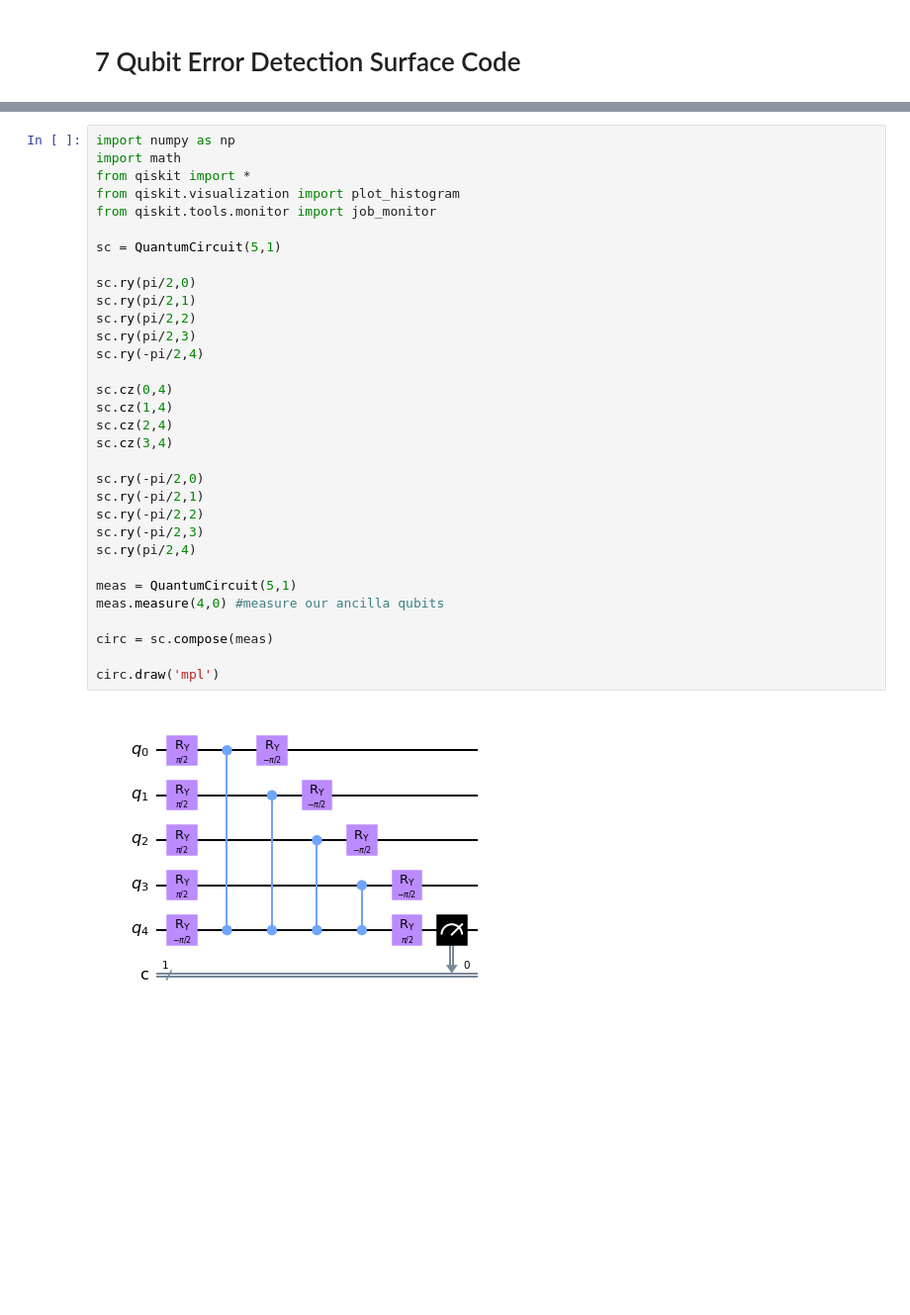
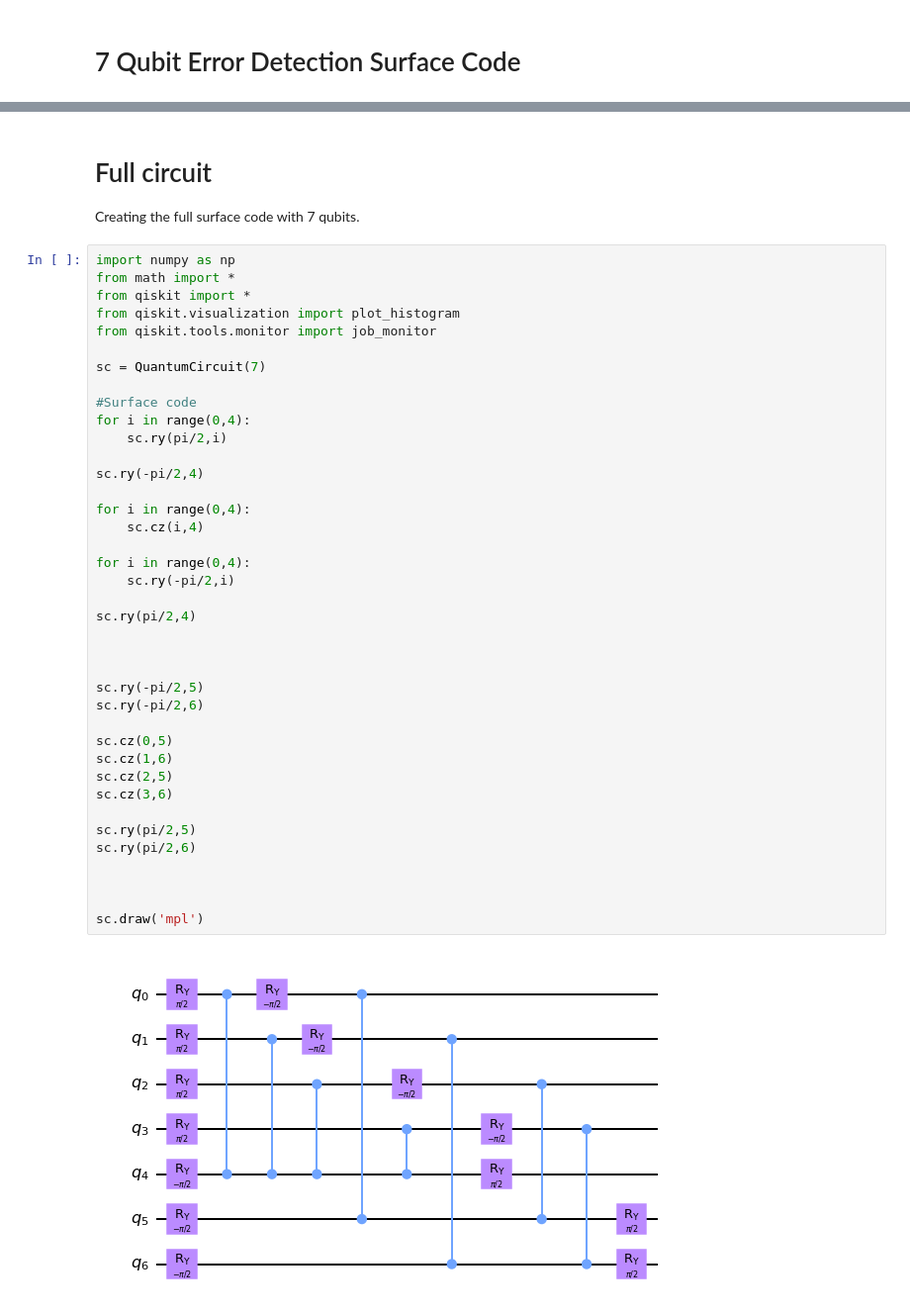
Before and after one commit to daschaich/QEC-Notebooks, a Jupyter notebook: 7 Qubit Error Detection Surface Code.ipynb, the cells around one changed output, grey strips where cells are left out. Shown: that part at 99% size. Drawn from its saved outputs; the diff is of its cells as text; blank space fills up the shorter version.

```diff
--- a/7 Qubit Error Detection Surface Code.ipynb
+++ b/7 Qubit Error Detection Surface Code.ipynb
@@ -3,34 +114,45 @@
+# %% [markdown]
+# Full circuit
+
+Creating the full surface code with 7 qubits.
 # %%
 import numpy as np
-import math
+from math import *
 from qiskit import *
 from qiskit.visualization import plot_histogram
 from qiskit.tools.monitor import job_monitor
 
-sc = QuantumCircuit(5,1)
+sc = QuantumCircuit(7)
 
-sc.ry(pi/2,0)
-sc.ry(pi/2,1)
-sc.ry(pi/2,2)
-sc.ry(pi/2,3)
+#Surface code
+for i in range(0,4):
+    sc.ry(pi/2,i)
+
 sc.ry(-pi/2,4)
 
-sc.cz(0,4)
-sc.cz(1,4)
-sc.cz(2,4)
-sc.cz(3,4)
+for i in range(0,4):
+    sc.cz(i,4)
 
-sc.ry(-pi/2,0)
-sc.ry(-pi/2,1)
-sc.ry(-pi/2,2)
-sc.ry(-pi/2,3)
+for i in range(0,4):
+    sc.ry(-pi/2,i)
+
 sc.ry(pi/2,4)
 
-meas = QuantumCircuit(5,1)
-meas.measure(4,0) #measure our ancilla qubits
 
-circ = sc.compose(meas)
 
-circ.draw('mpl')
+sc.ry(-pi/2,5)
+sc.ry(-pi/2,6)
+
+sc.cz(0,5)
+sc.cz(1,6)
+sc.cz(2,5)
+sc.cz(3,6)
+
+sc.ry(pi/2,5)
+sc.ry(pi/2,6)
+
+
+
+sc.draw('mpl')
 # %% [output]
-[figure, old version]
+[figure, new version]
```
Also changed, not shown: parts of 14 cells of this notebook.
